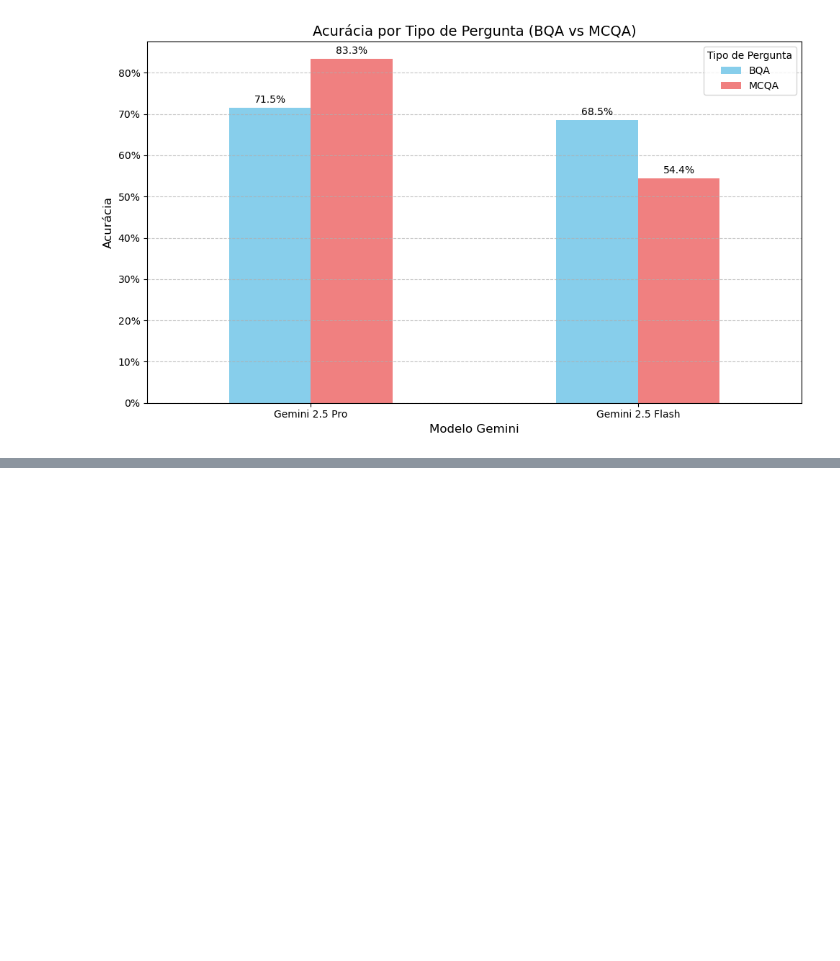
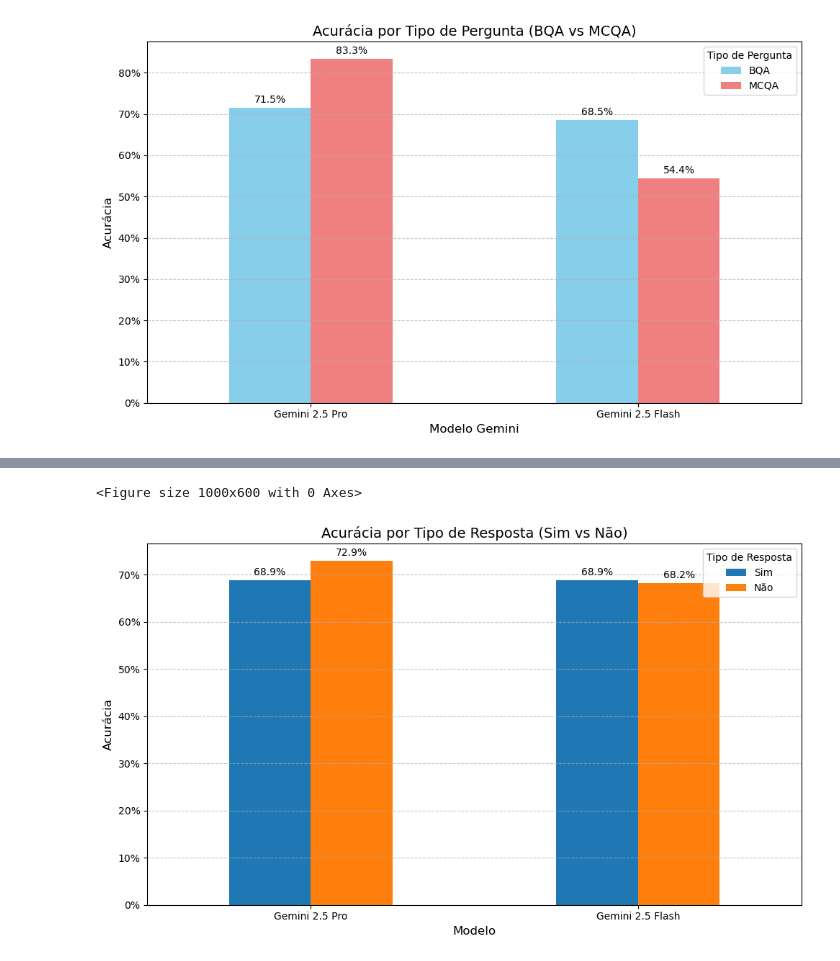
Before and after one commit to Klayver-Gabriel/LLM-Logic-Eval, a Jupyter notebook: src/result_analysis.ipynb, the cells around one changed output, grey strips where cells are left out. Cells and saved outputs as stored; diff of their text form; code cells hidden in the pictures; blank space fills up the shorter version.

Commit message:
feat- Análise sobre acurácia em relação a respostas SIM/NAO

```diff
--- a/src/result_analysis.ipynb
+++ b/src/result_analysis.ipynb
@@ -92,0 +90,48 @@ plt.show()
+# %%
+# Totais de respostas corretas esperadas ("Sim" e "Não")
+total_sim = (df["correct_answer"] == "Sim").sum()
+total_nao = (df["correct_answer"] == "Não").sum()
+
+# Acertos do Gemini Pro
+pro_correct = df[df["gemini_2.5_pro_answer"] == df["correct_answer"]]
+pro_acerto_sim = (pro_correct["correct_answer"] == "Sim").sum()
+pro_acerto_nao = (pro_correct["correct_answer"] == "Não").sum()
+
+# Acertos do Gemini Flash
+flash_correct = df[df["gemini_2.5_flash_answer"] == df["correct_answer"]]
+flash_acerto_sim = (flash_correct["correct_answer"] == "Sim").sum()
+flash_acerto_nao = (flash_correct["correct_answer"] == "Não").sum()
+
+# Acurácia por tipo de resposta
+acuracia_pro_sim = pro_acerto_sim / total_sim if total_sim > 0 else 0
+acuracia_pro_nao = pro_acerto_nao / total_nao if total_nao > 0 else 0
+
+acuracia_flash_sim = flash_acerto_sim / total_sim if total_sim > 0 else 0
+acuracia_flash_nao = flash_acerto_nao / total_nao if total_nao > 0 else 0
+
+# Estrutura para DataFrame
+df_acuracia = pd.DataFrame({
+    "Sim": [acuracia_pro_sim, acuracia_flash_sim],
+    "Não": [acuracia_pro_nao, acuracia_flash_nao]
+}, index=["Gemini 2.5 Pro", "Gemini 2.5 Flash"])
+
+# Plot
+plt.figure(figsize=(10, 6))
+ax = df_acuracia.plot(kind="bar", rot=0, figsize=(10, 6))
+
+plt.title("Acurácia por Tipo de Resposta (Sim vs Não)", fontsize=14)
+plt.xlabel("Modelo", fontsize=12)
+plt.ylabel("Acurácia", fontsize=12)
+plt.legend(title="Tipo de Resposta", loc="upper right")
+
+# Mostrar valores nas barras (em %)
+for container in ax.containers:
+    ax.bar_label(container, labels=[f"{v:.1%}" for v in container.datavalues], padding=3)
+
+ax.yaxis.set_major_formatter(mtick.PercentFormatter(1.0))
+plt.grid(axis='y', linestyle='--', alpha=0.7)
+plt.tight_layout()
+plt.show()
+# %% [output]
+<Figure size 1000x600 with 0 Axes>
+[figure, added]
```
Also changed, not shown: parts of 3 cells of this notebook.
